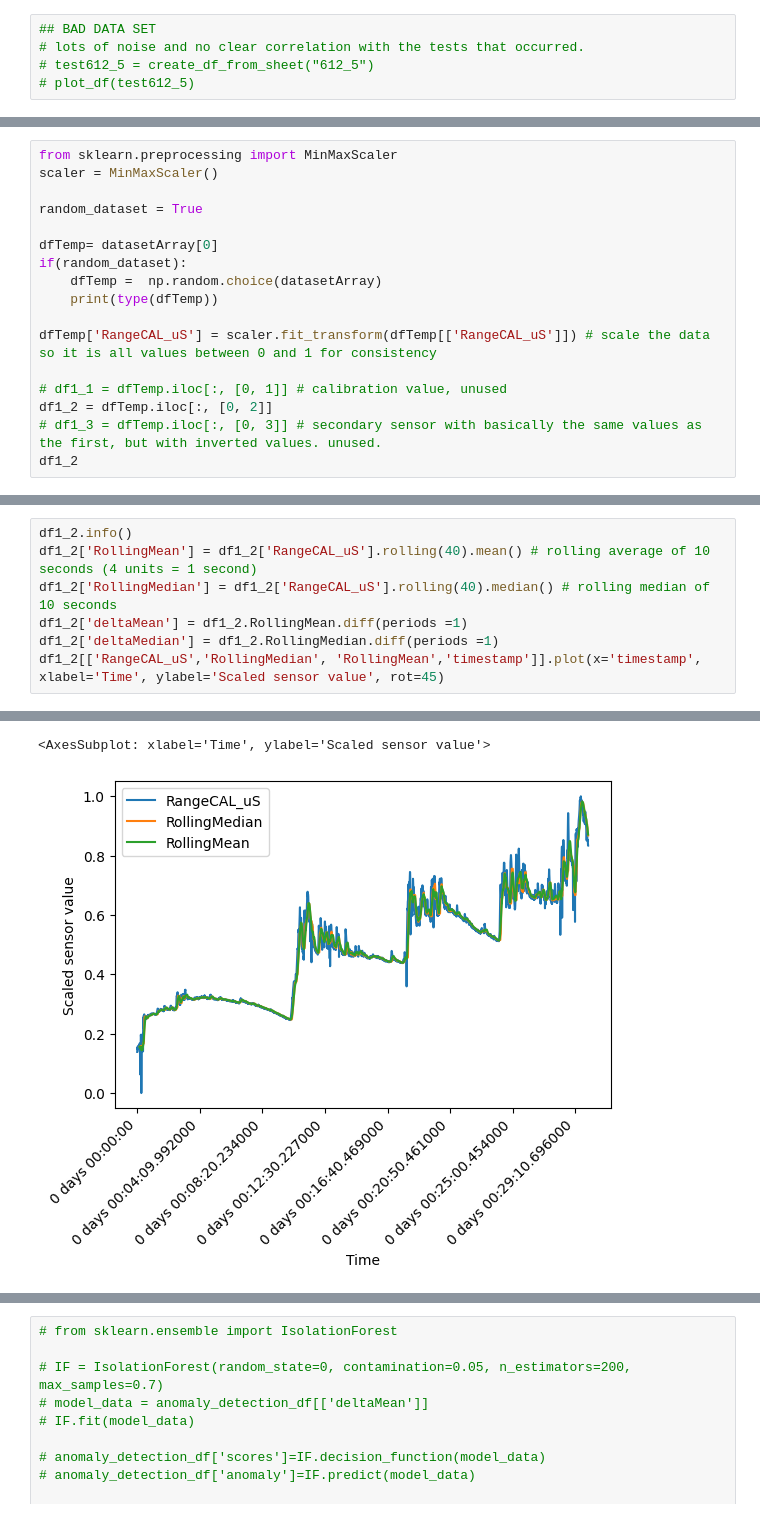
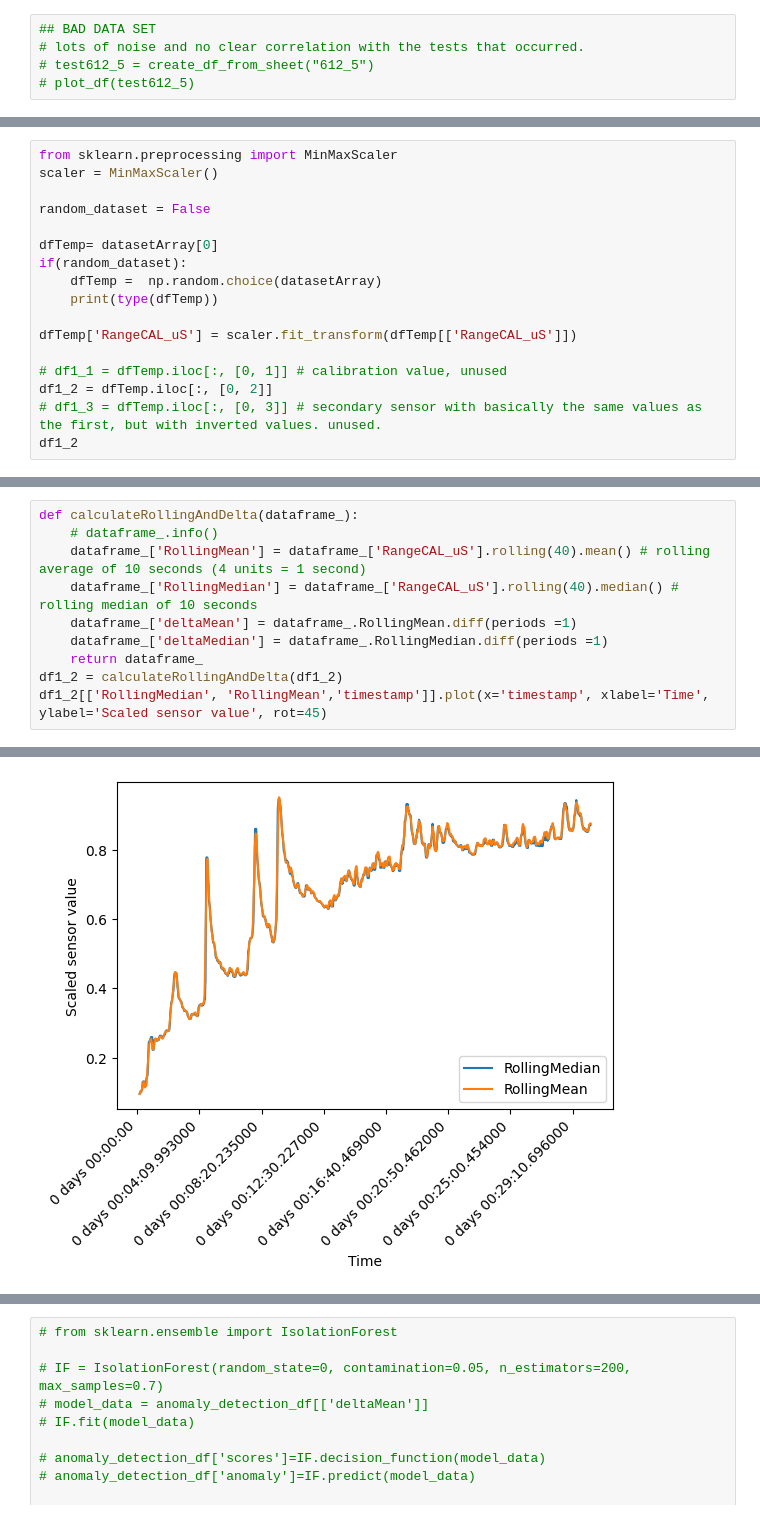
Before and after one commit to Inn0/STP1StressVisualisation, a Jupyter notebook: StressThreshold.ipynb, the cells around one changed output, grey strips where cells are left out. Cells and saved outputs as stored; diff of their text form.

```diff
--- a/StressThreshold.ipynb
+++ b/StressThreshold.ipynb
@@ -140,14 +81,14 @@ Run cells below again with "random_dataset = True" to get a random dataset which
 from sklearn.preprocessing import MinMaxScaler
 scaler = MinMaxScaler()
 
-random_dataset = True
+random_dataset = False
 
 dfTemp= datasetArray[0]
 if(random_dataset):
     dfTemp =  np.random.choice(datasetArray)
     print(type(dfTemp))
 
-dfTemp['RangeCAL_uS'] = scaler.fit_transform(dfTemp[['RangeCAL_uS']]) # scale the data so it is all values between 0 and 1 for consistency
+dfTemp['RangeCAL_uS'] = scaler.fit_transform(dfTemp[['RangeCAL_uS']])
 
 # df1_1 = dfTemp.iloc[:, [0, 1]] # calibration value, unused
 df1_2 = dfTemp.iloc[:, [0, 2]]
@@ -174,8 +111,11 @@ Here we filter the data. By making a rolling mean or median, we will smooth out
 # %%
-df1_2.info()
-df1_2['RollingMean'] = df1_2['RangeCAL_uS'].rolling(40).mean() # rolling average of 10 seconds (4 units = 1 second)
-df1_2['RollingMedian'] = df1_2['RangeCAL_uS'].rolling(40).median() # rolling median of 10 seconds
-df1_2['deltaMean'] = df1_2.RollingMean.diff(periods =1)
-df1_2['deltaMedian'] = df1_2.RollingMedian.diff(periods =1)
-df1_2[['RangeCAL_uS','RollingMedian', 'RollingMean','timestamp']].plot(x='timestamp', xlabel='Time', ylabel='Scaled sensor value', rot=45)
+def calculateRollingAndDelta(dataframe_):
+    # dataframe_.info()
+    dataframe_['RollingMean'] = dataframe_['RangeCAL_uS'].rolling(40).mean() # rolling average of 10 seconds (4 units = 1 second)
+    dataframe_['RollingMedian'] = dataframe_['RangeCAL_uS'].rolling(40).median() # rolling median of 10 seconds
+    dataframe_['deltaMean'] = dataframe_.RollingMean.diff(periods =1)
+    dataframe_['deltaMedian'] = dataframe_.RollingMedian.diff(periods =1)
+    return dataframe_
+df1_2 = calculateRollingAndDelta(df1_2)
+df1_2[['RollingMedian', 'RollingMean','timestamp']].plot(x='timestamp', xlabel='Time', ylabel='Scaled sensor value', rot=45)
 # %% [output]
@@ -196,2 +128 @@ See the caveats in the documentation: https://pandas.pydata.org/pandas-docs/stab
-<AxesSubplot: xlabel='Time', ylabel='Scaled sensor value'>
-[figure, old version]
+[figure, new version]
```
Also changed, not shown: parts of 47 cells of this notebook.
